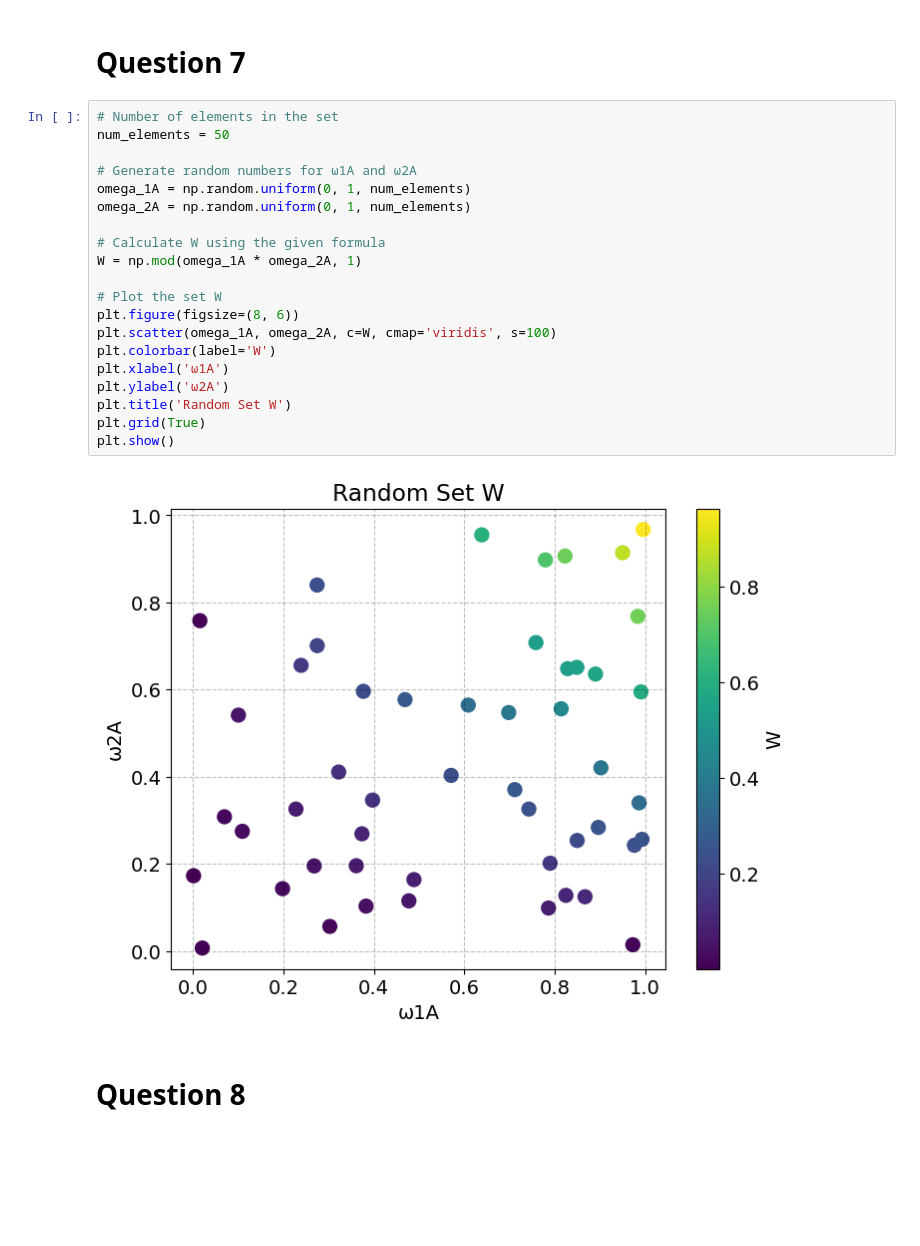
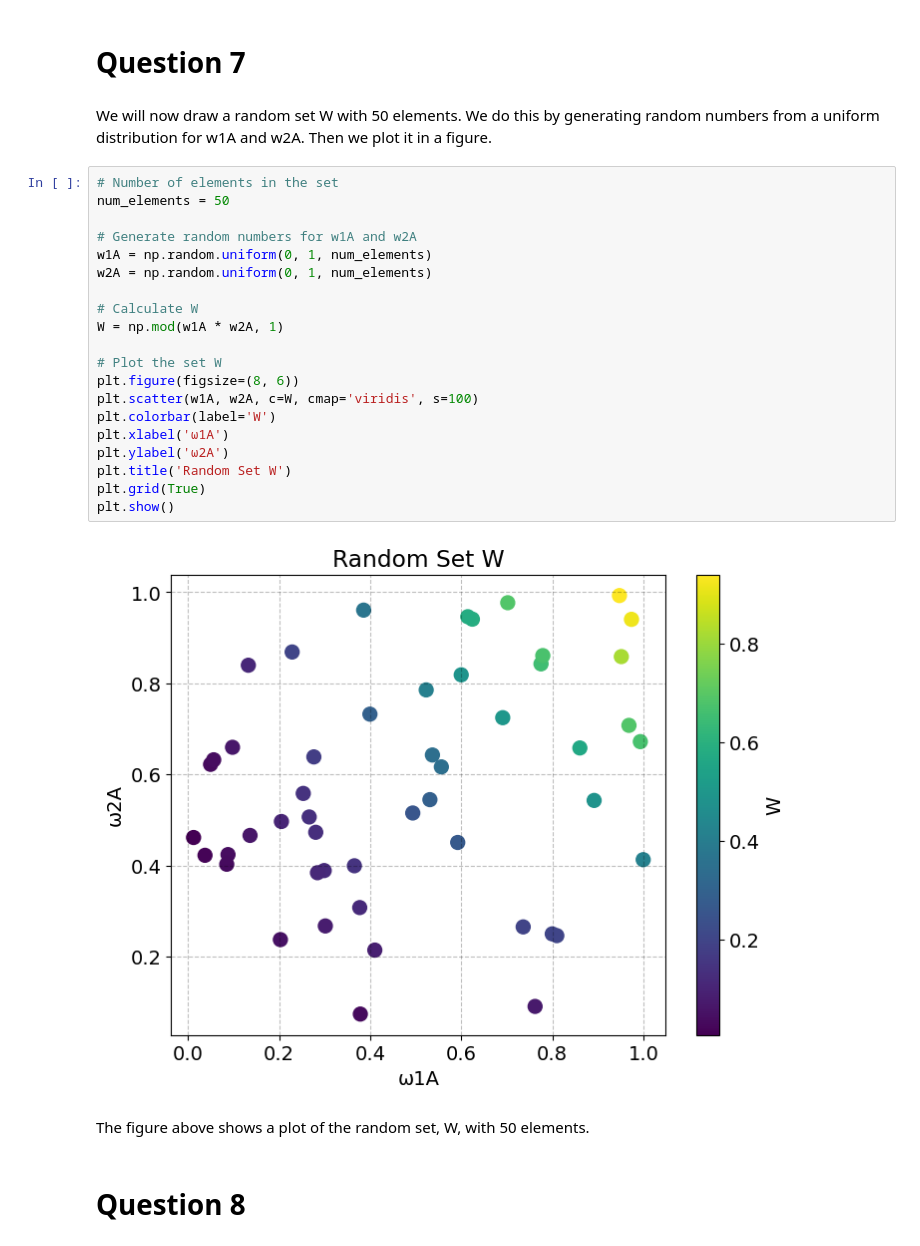
Before and after one commit to NumEconCopenhagen/projects-2024-sarah-og-pernille, a Jupyter notebook: inauguralproject/inauguralproject.ipynb, the cells around one changed output. Cells and saved outputs as stored; diff of their text form; blank space fills up the shorter version.

```diff
--- a/inauguralproject/inauguralproject.ipynb
+++ b/inauguralproject/inauguralproject.ipynb
@@ -386,27 +401,32 @@ plt.show()
 # %% [markdown]
 # Question 7
+# %% [markdown]
+We will now draw a random set W with 50 elements.
+We do this by generating random numbers from a uniform distribution for w1A and w2A. Then we plot it in a figure.
 # %%
 # Number of elements in the set
 num_elements = 50
 
-# Generate random numbers for ω1A and ω2A
-omega_1A = np.random.uniform(0, 1, num_elements)
-omega_2A = np.random.uniform(0, 1, num_elements)
+# Generate random numbers for w1A and w2A
+w1A = np.random.uniform(0, 1, num_elements)
+w2A = np.random.uniform(0, 1, num_elements)
 
-# Calculate W using the given formula
-W = np.mod(omega_1A * omega_2A, 1)
+# Calculate W
+W = np.mod(w1A * w2A, 1)
 
 # Plot the set W
 plt.figure(figsize=(8, 6))
-plt.scatter(omega_1A, omega_2A, c=W, cmap='viridis', s=100)
+plt.scatter(w1A, w2A, c=W, cmap='viridis', s=100)
 plt.colorbar(label='W')
 plt.xlabel('ω1A')
 plt.ylabel('ω2A')
 plt.title('Random Set W')
 plt.grid(True)
 plt.show()
 # %% [output]
-[figure, old version]
+[figure, new version]
+# %% [markdown]
+The figure above shows a plot of the random set, W, with 50 elements.
 # %% [markdown]
 # Question 8
 # %%
```
Also changed, not shown: parts of 25 cells of this notebook.
